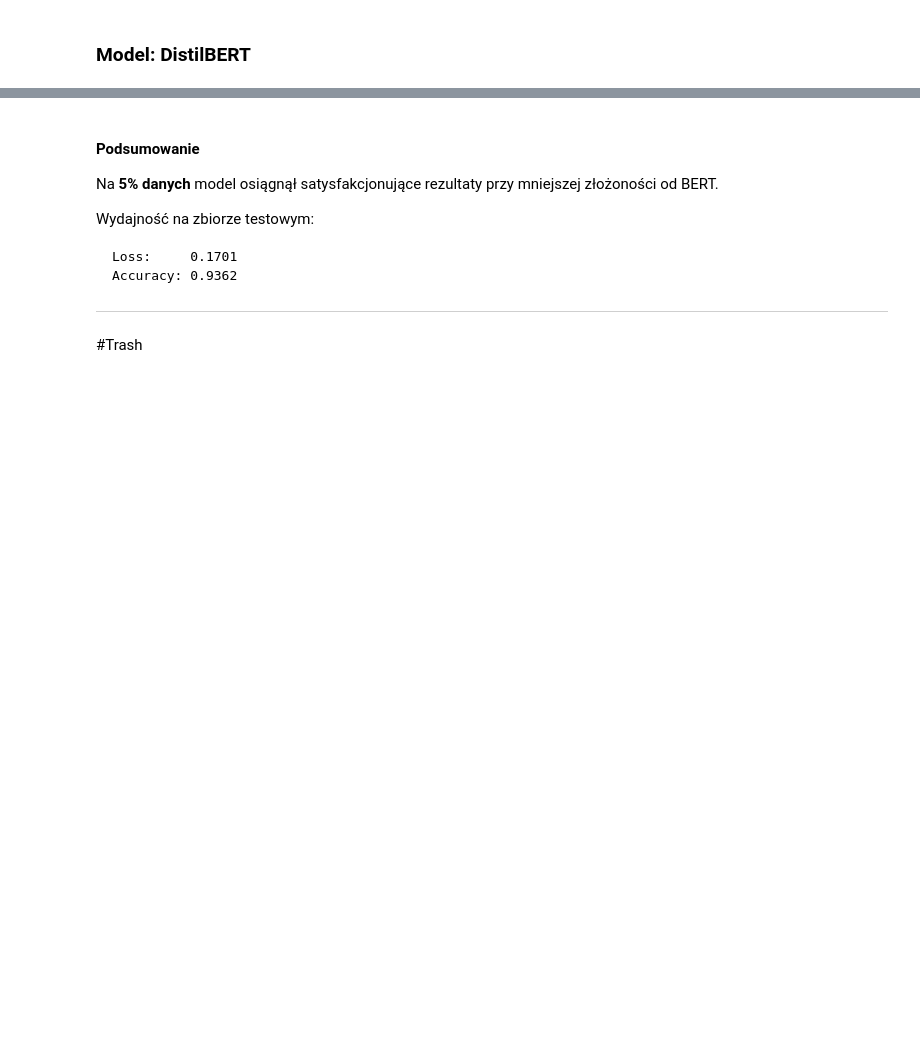
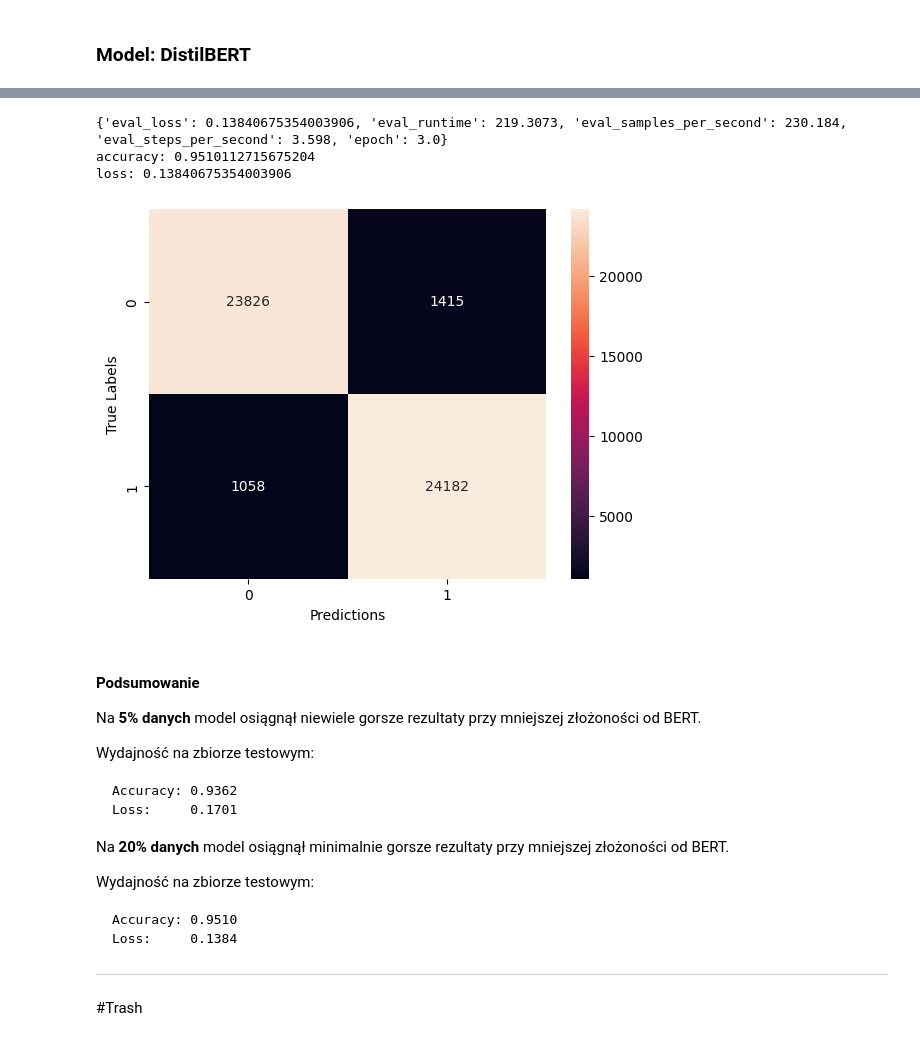
Before and after one commit to vnprr/LifeThread, a Jupyter notebook: Life_Threat.ipynb, the cells around one changed output, grey strips where cells are left out. Saved outputs shown, nothing was run; the diff lists cells and outputs as text; code cells hidden in the pictures; blank space fills up the shorter version.

````diff
--- a/Life_Threat.ipynb
+++ b/Life_Threat.ipynb
@@ -616,26 +606,23 @@ TrainOutput(
 # %% [markdown]
 ### Model: **DistilBERT**
 # %%
-#gpu
-device = "cuda" if torch.cuda.is_available() else "cpu"
+# Convert pandas DataFrame to Dataset
+train_dataset_db = Dataset.from_pandas(train_data)
+test_dataset_db = Dataset.from_pandas(test_data)
 
-# Convert pandas DataFrame to Dataset
-train_dataset = Dataset.from_pandas(train_data)
-test_dataset = Dataset.from_pandas(test_data)
-
-# Załaduj tokenizer i model DistilBERT
+# load tokenizer
 tokenizer = DistilBertTokenizer.from_pretrained("distilbert-base-uncased")
 
-# Tokenizacja danych
+# tokenize function
 def tokenize_function(examples):
     return tokenizer(examples['text'], padding="max_length", truncation=True)
 
-# Tokenizacja
-train_dataset = train_dataset.map(tokenize_function, batched=True, device=device)
-test_dataset = test_dataset.map(tokenize_function, batched=True, device=device)
+# tokenization
+train_dataset_db = train_dataset_db.map(tokenize_function, batched=True)
+test_dataset_db = test_dataset_db.map(tokenize_function, batched=True)
 
 # rename
-if 'class' in train_dataset.column_names:
-  train_dataset = train_dataset.rename_column("class", "labels")
-  test_dataset = test_dataset.rename_column("class", "labels")
+if 'class' in train_dataset_db.column_names:
+  train_dataset_db = train_dataset_db.rename_column("class", "labels")
+  test_dataset_db = test_dataset_db.rename_column("class", "labels")
 # %%
@@ -695,0 +678,3 @@ print(results)
+# %%
+results_db = trainer_db.evaluate()
+predictions_db = trainer_db.predict(test_dataset_db)
@@ -696 +683,30 @@ print(results)
+# %%
+print(results_db)
+
+loss = predictions_db.metrics['test_loss']
+accuracy = accuracy_score(labels, preds)
+
+print(f"accuracy: {accuracy}")
+print(f"loss: {loss}")
+# %% [output]
+{'eval_loss': 0.13840675354003906, 'eval_runtime': 219.3073, 'eval_samples_per_second': 230.184, 'eval_steps_per_second': 3.598, 'epoch': 3.0}
+accuracy: 0.9510112715675204
+loss: 0.13840675354003906
+# %%
+# Extract labels and predictions
+labels = test_dataset['class']
+preds = predictions_db.predictions.argmax(-1)
+
+# Confusion matrix
+from sklearn.metrics import confusion_matrix
+import seaborn as sns
+import matplotlib.pyplot as plt
+
+cm = confusion_matrix(labels, preds)
+sns.heatmap(cm, annot=True, fmt="d")
+plt.xlabel("Predictions")
+plt.ylabel("True Labels")
+plt.show()
+# %% [output]
+[figure, added]
 # %%
@@ -699,18 +715,26 @@ tokenizer.save_pretrained('/content/drive/MyDrive/distilbert_tokenizer')
 # %% [markdown]
 #### Podsumowanie
 
-Na **5% danych** model osiągnął satysfakcjonujące rezultaty przy mniejszej złożoności od BERT.
+Na **5% danych** model osiągnął niewiele gorsze rezultaty przy mniejszej złożoności od BERT.
 
 Wydajność na zbiorze testowym:
 
 ```
+Accuracy: 0.9362
 Loss:     0.1701
-Accuracy: 0.9362
+```
+
+Na **20% danych** model osiągnął minimalnie gorsze  rezultaty przy mniejszej złożoności od BERT.
+
+Wydajność na zbiorze testowym:
+
+```
+Accuracy: 0.9510
+Loss:     0.1384
 ```
 
 
 
-
 ---
 # %% [markdown]
 #Trash
````
Also changed, not shown: parts of 12 cells of this notebook.
